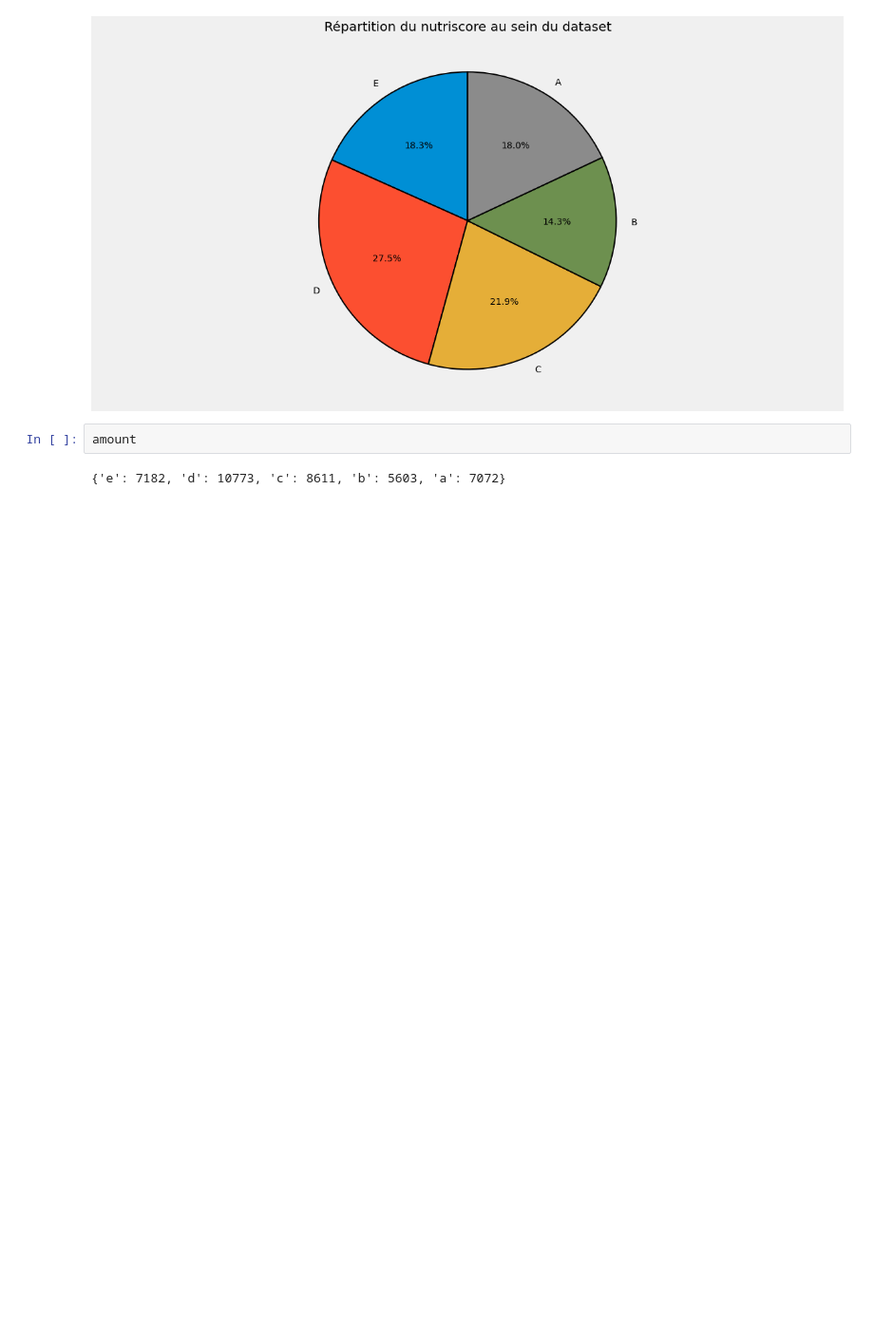
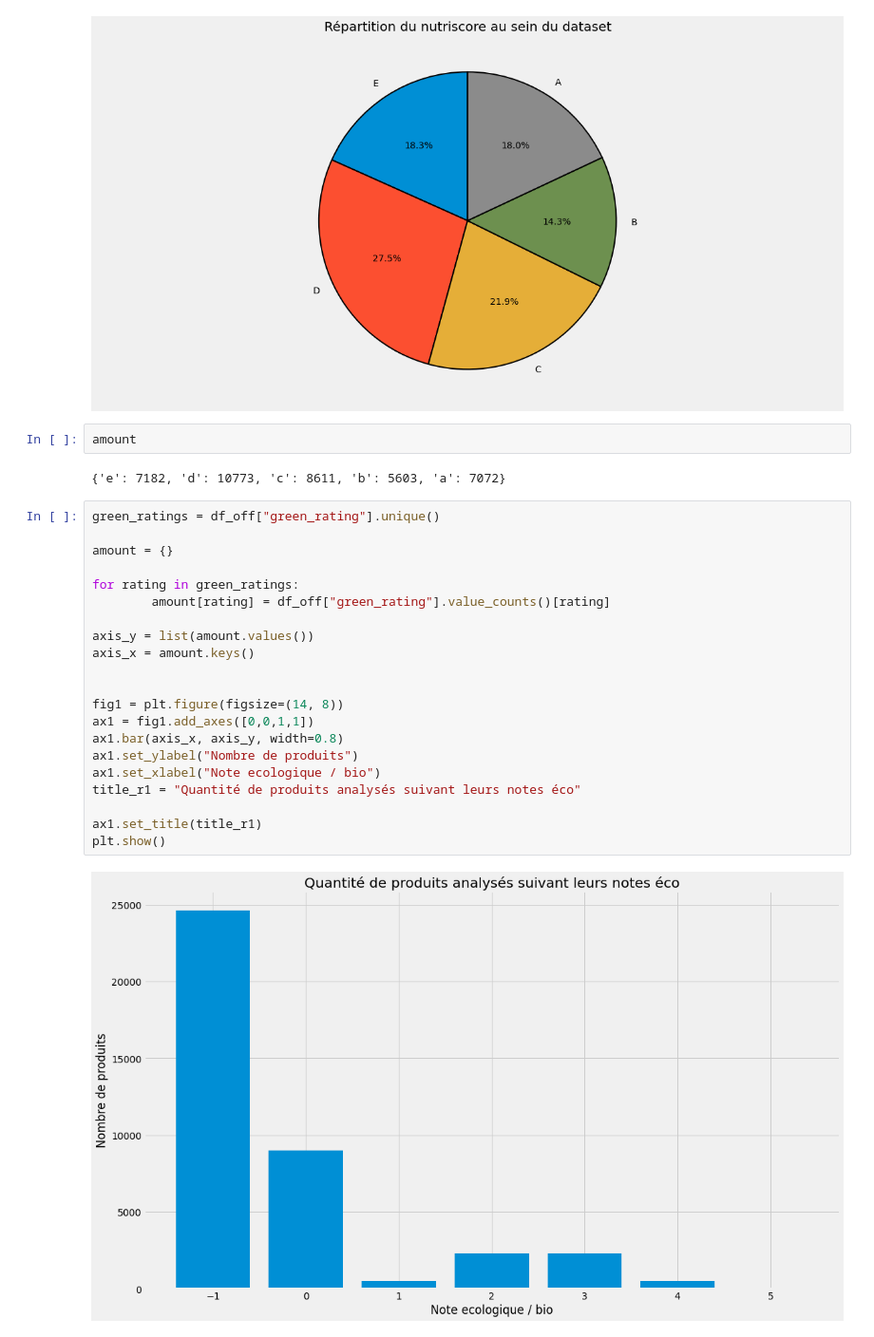
Before and after one commit to Psemp/ds_project_3, a Jupyter notebook: exploratory_analysis.ipynb, the cells around one changed output. Shown: that part at 95% size. Saved outputs shown, nothing was run; the diff lists cells and outputs as text; blank space fills up the shorter version.

```diff
--- a/exploratory_analysis.ipynb
+++ b/exploratory_analysis.ipynb
@@ -45,3 +45,26 @@ plt.show()
 amount
 # %% [output]
 {'e': 7182, 'd': 10773, 'c': 8611, 'b': 5603, 'a': 7072}
+# %%
+green_ratings = df_off["green_rating"].unique()
+
+amount = {}
+
+for rating in green_ratings:
+        amount[rating] = df_off["green_rating"].value_counts()[rating]
+
+axis_y = list(amount.values())
+axis_x = amount.keys()
+
+
+fig1 = plt.figure(figsize=(14, 8))
+ax1 = fig1.add_axes([0,0,1,1])
+ax1.bar(axis_x, axis_y, width=0.8)
+ax1.set_ylabel("Nombre de produits")
+ax1.set_xlabel("Note ecologique / bio")
+title_r1 = "Quantité de produits analysés suivant leurs notes éco"
+
+ax1.set_title(title_r1)
+plt.show()
+# %% [output]
+[figure, added]
```
Also changed, not shown: parts of 1 cell of this notebook, 1 other file.
